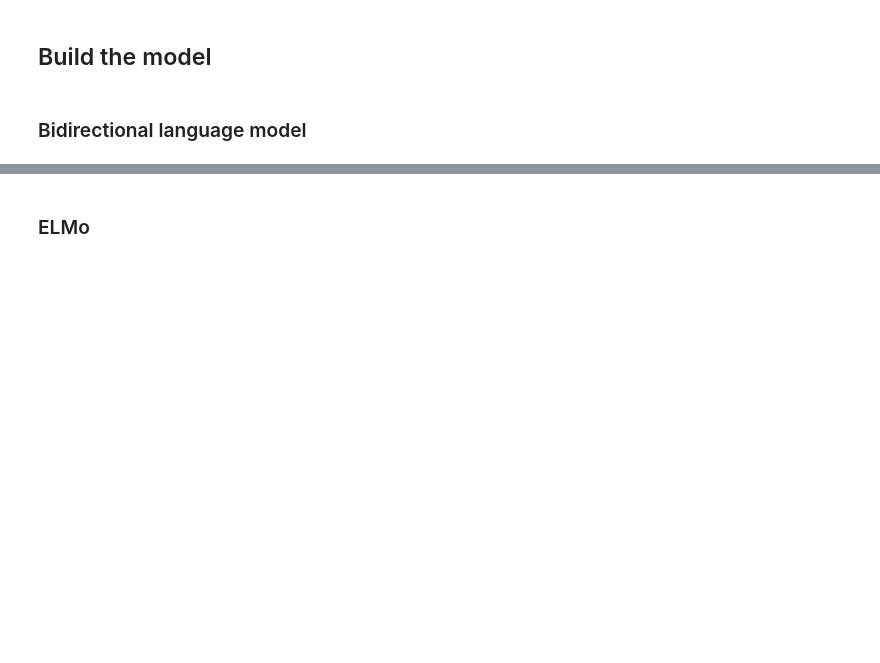
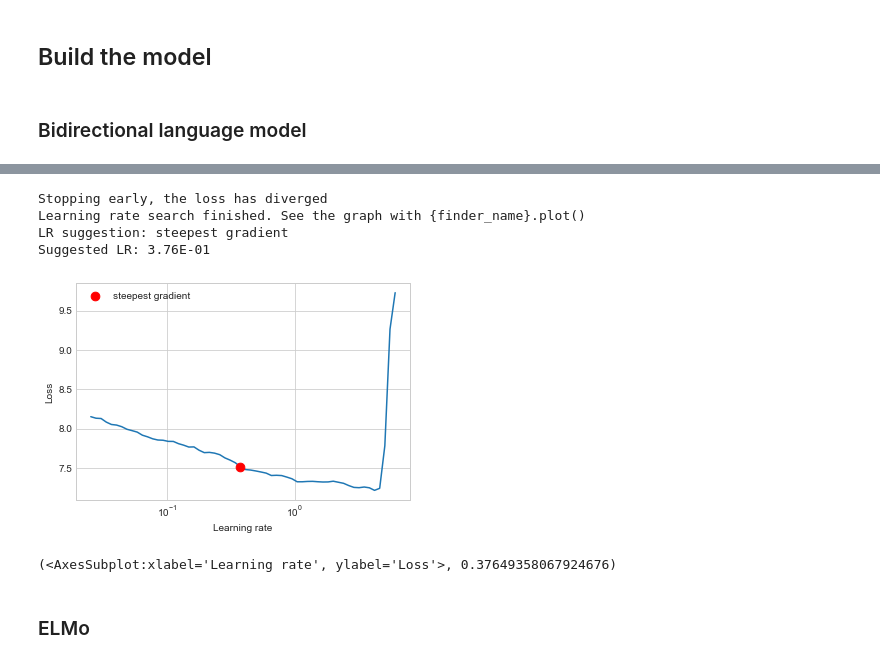
Before and after one commit to naturale0/NLP-Do-It-Yourself, a Jupyter notebook: NLP_with_PyTorch/3_document-embedding/3-2. ELMo.ipynb, the cells around one changed output, grey strips where cells are left out. Drawn from its saved outputs; the diff is of its cells as text; code cells hidden in the pictures; blank space fills up the shorter version.

Commit message:
pretrain ELMO

```diff
--- a/NLP_with_PyTorch/3_document-embedding/3-2. ELMo.ipynb
+++ b/NLP_with_PyTorch/3_document-embedding/3-2. ELMo.ipynb
@@ -184,2 +199,2 @@ pretrainloader = data.DataLoader(trainset, batch_size=32, collate_fn=collate_fn)
 # %%
-y, x = next(iter(pretrainloader))
+xx, yy = next(iter(pretrainloader))
@@ -244,3 +200,0 @@ len_seq = list(map(lambda x: len(x[1]), train_data))
-# %%
-# Setup vocabularies (both words and chars)
-char_vocab = build_char_vocab(train_data, index=1)
@@ -313,16 +241,18 @@ class BiLSTM(nn.Module):
     def __init__(self):
         super(BiLSTM, self).__init__()
         # Bi-LSTM
-        self.lstm1 = nn.LSTM(256, 1024, bidirectional=True)
-        self.proj = nn.Linear(2*1024, 2*256, bias=False)
-        self.lstm2 = nn.LSTM(2*256, 1024, bidirectional=True)
+        self.lstm1 = nn.LSTM(128, 1024, bidirectional=True)
+        self.dropout = nn.Dropout(0.1)
+        self.proj = nn.Linear(2*1024, 2*128, bias=False)
+        self.lstm2 = nn.LSTM(2*128, 1024, bidirectional=True)
 
     def forward(self, x):
         # reshape input
-        x = x.view(-1, 256, ngrams).permute(2, 0, 1)
+        x = x.view(-1, 128, ngrams).permute(2, 0, 1)
 
         # 1st LSTM layer
         o, (h1, __) = self.lstm1(x)
+        o = self.dropout(o)
 
         # main connection
         p = self.proj(o)
@@ -344,8 +274,8 @@ class BiLangModel(nn.Module):
 
         # Highway connection
         CHAR_EMBEDDING_DIM = 16
-        self.highway = nn.Linear(ngrams * 256, ngrams * 256)
-        self.transform = nn.Linear(ngrams * 256, ngrams * 256)
+        self.highway = nn.Linear(ngrams * 128, ngrams * 128)
+        self.transform = nn.Linear(ngrams * 128, ngrams * 128)
         self.char_cnn = char_cnn
         self.bi_lstm = bi_lstm
 
@@ -355,7 +285,7 @@ class BiLangModel(nn.Module):
     def forward(self, x):
         # Character-level convolution
         x = self.char_cnn(x)
-        x = x.view(-1, ngrams*256)
+        x = x.view(-1, ngrams*128)
 
         # highway
         h = self.highway(x)
@@ -394,2 +326,23 @@ make_dot(criterion(model(x), y).loss).render("BiLanguageModel", format="png")
+# %%
+from torch_lr_finder import LRFinder
+
+charconv = CharConv(); bilstm = BiLSTM()
+model = BiLangModel(charconv, bilstm)
+optimizer = optim.SGD(model.parameters(), lr=1e-2, momentum=0.9)
+criterion_ = nn.AdaptiveLogSoftmaxWithLoss(
+    1024, VOCAB_SIZE, cutoffs=[10, 100, 1000, 10000]
+)
+criterion = lambda x, y: criterion_(x, y).loss
+
+lr_finder = LRFinder(model, optimizer, criterion)
+lr_finder.range_test(pretrainloader, end_lr=100, num_iter=100)
+lr_finder.plot(log_lr=True)
+# %% [output]
+Stopping early, the loss has diverged
+Learning rate search finished. See the graph with {finder_name}.plot()
+LR suggestion: steepest gradient
+Suggested LR: 3.76E-01
+[figure, added]
+(<AxesSubplot:xlabel='Learning rate', ylabel='Loss'>, 0.37649358067924676)
 # %% [markdown]
 ### ELMo
```
Also changed, not shown: parts of 48 cells of this notebook, 5 other files.
